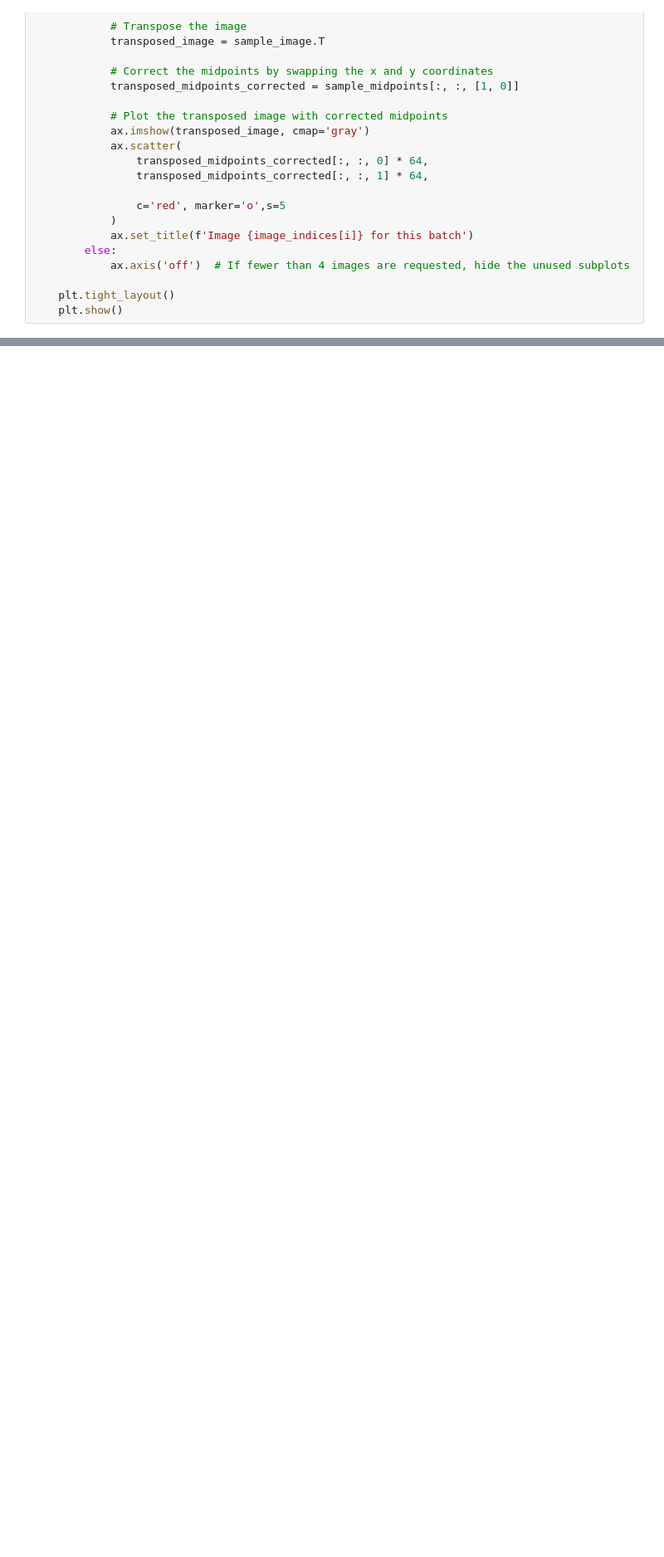
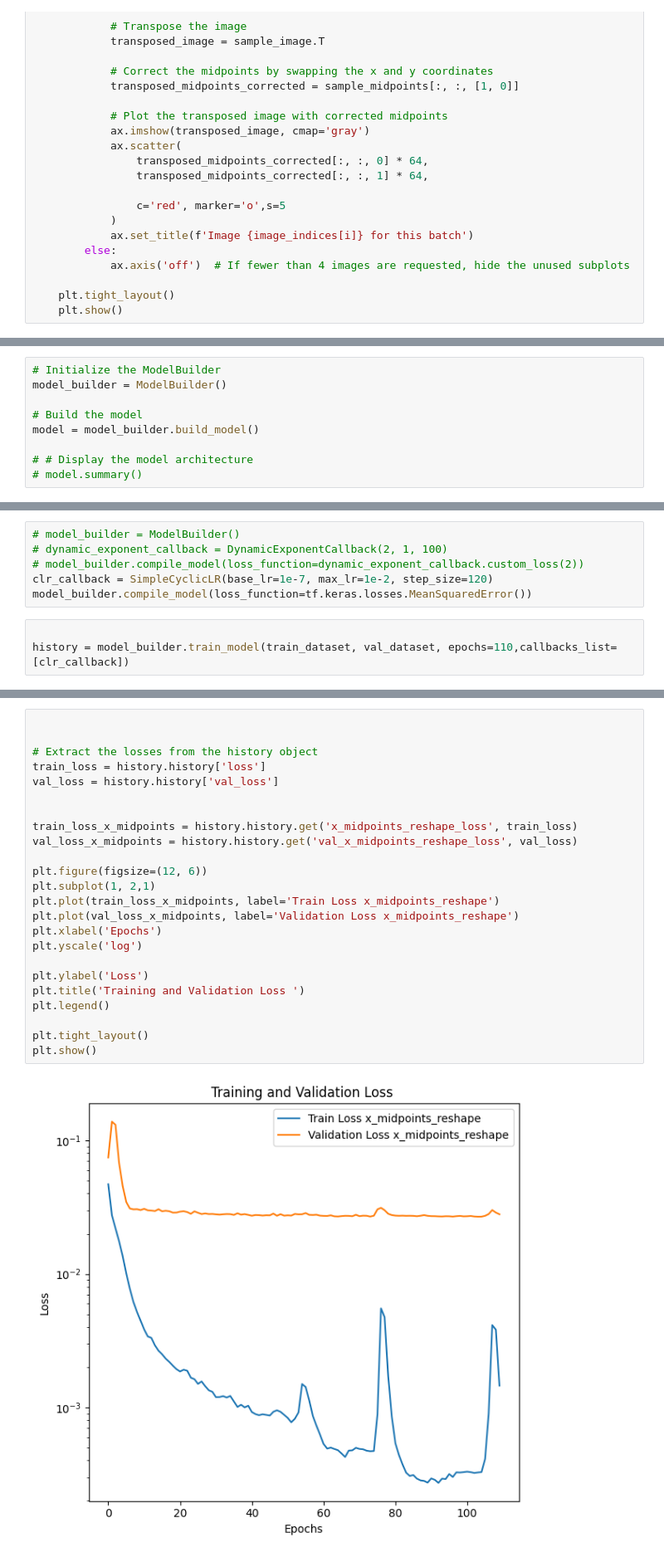
Before and after one commit to DerrickAppiahOsei/da886, a Jupyter notebook: ResNet34.ipynb, the cells around one changed output, grey strips where cells are left out. Shown at 83% size. Cells and saved outputs as stored; diff of their text form; blank space fills up the shorter version.

```diff
--- a/ResNet34.ipynb
+++ b/ResNet34.ipynb
@@ -275,0 +314,9 @@ Model: "resnet34"
+# %%
+# Initialize the ModelBuilder
+model_builder = ModelBuilder()
+
+# Build the model
+model = model_builder.build_model()
+
+# # Display the model architecture
+# model.summary()
@@ -275,0 +344,9 @@ Model: "resnet34"
+# %%
+# model_builder = ModelBuilder()
+# dynamic_exponent_callback = DynamicExponentCallback(2, 1, 100)
+# model_builder.compile_model(loss_function=dynamic_exponent_callback.custom_loss(2))
+clr_callback = SimpleCyclicLR(base_lr=1e-7, max_lr=1e-2, step_size=120)
+model_builder.compile_model(loss_function=tf.keras.losses.MeanSquaredError())
+# %%
+
+history = model_builder.train_model(train_dataset, val_dataset, epochs=110,callbacks_list=[clr_callback])
@@ -275,0 +357,26 @@ Model: "resnet34"
+# %%
+
+
+# Extract the losses from the history object
+train_loss = history.history['loss']
+val_loss = history.history['val_loss']
+
+
+train_loss_x_midpoints = history.history.get('x_midpoints_reshape_loss', train_loss)
+val_loss_x_midpoints = history.history.get('val_x_midpoints_reshape_loss', val_loss)
+
+plt.figure(figsize=(12, 6))
+plt.subplot(1, 2,1)
+plt.plot(train_loss_x_midpoints, label='Train Loss x_midpoints_reshape')
+plt.plot(val_loss_x_midpoints, label='Validation Loss x_midpoints_reshape')
+plt.xlabel('Epochs')
+plt.yscale('log')
+
+plt.ylabel('Loss')
+plt.title('Training and Validation Loss ')
+plt.legend()
+
+plt.tight_layout()
+plt.show()
+# %% [output]
+[figure, added]
```
Also changed, not shown: parts of 20 cells of this notebook, 1 other file.
